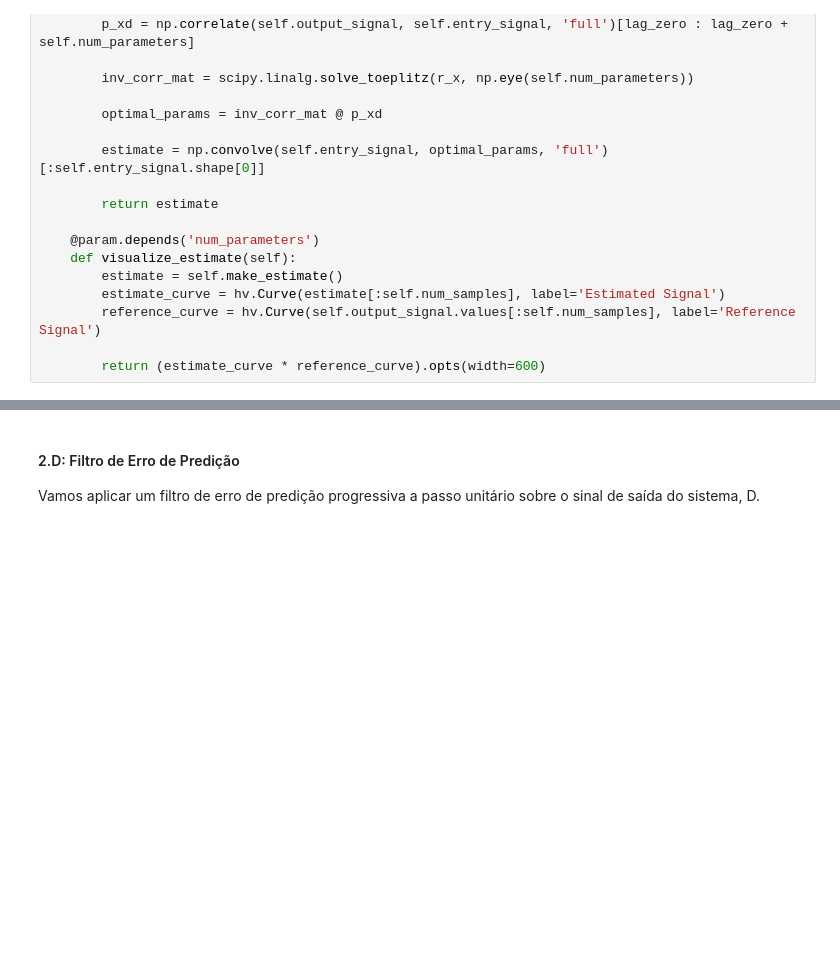
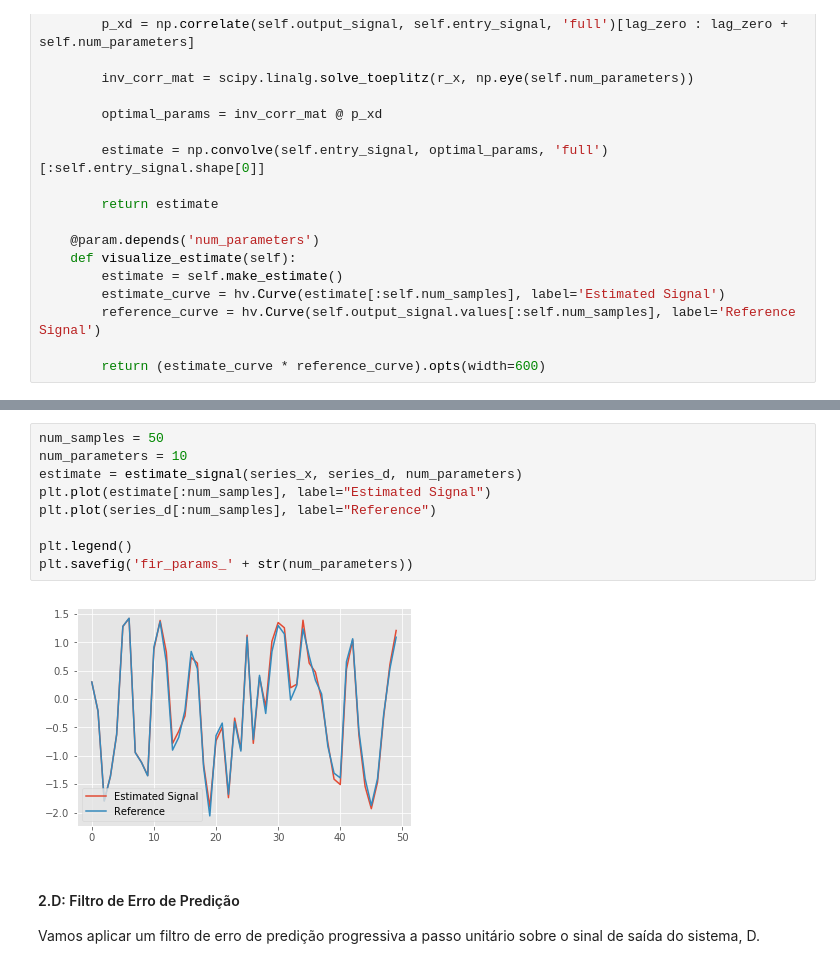
Before and after one commit to apsvieira/pas, a Jupyter notebook: lista2/lista_2.ipynb, the cells around one changed output, grey strips where cells are left out. Drawn from its saved outputs; the diff is of its cells as text; blank space fills up the shorter version.

Commit message:
Generate some images for Rafael

```diff
--- a/lista2/lista_2.ipynb
+++ b/lista2/lista_2.ipynb
@@ -134,6 +134,17 @@ dmap = hv.DynamicMap(explorer.visualize_estimate)
 pn.Row(explorer.param, dmap)
 # %% [output]
 [interactive output not drawn]
+# %%
+num_samples = 50
+num_parameters = 10
+estimate = estimate_signal(series_x, series_d, num_parameters)
+plt.plot(estimate[:num_samples], label="Estimated Signal")
+plt.plot(series_d[:num_samples], label="Reference")
+
+plt.legend()
+plt.savefig('fir_params_' + str(num_parameters))
+# %% [output]
+[figure, added]
 # %% [markdown]
 #### 2.D: Filtro de Erro de Predição
 Vamos aplicar um filtro de erro de predição progressiva a passo unitário sobre o sinal de saída do sistema, D.
```
Also changed, not shown: parts of 25 cells of this notebook, 2 other files.
